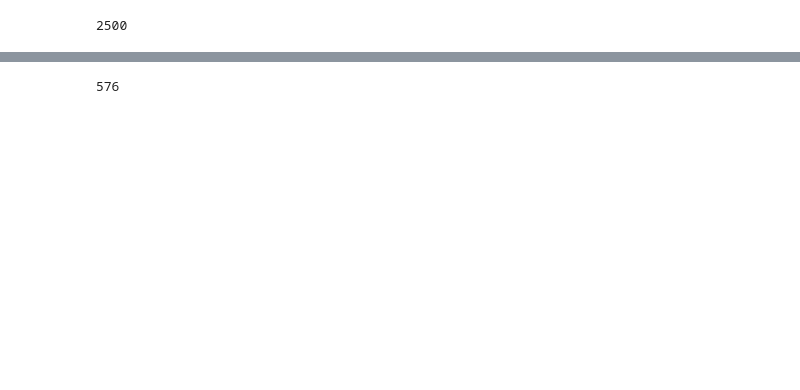
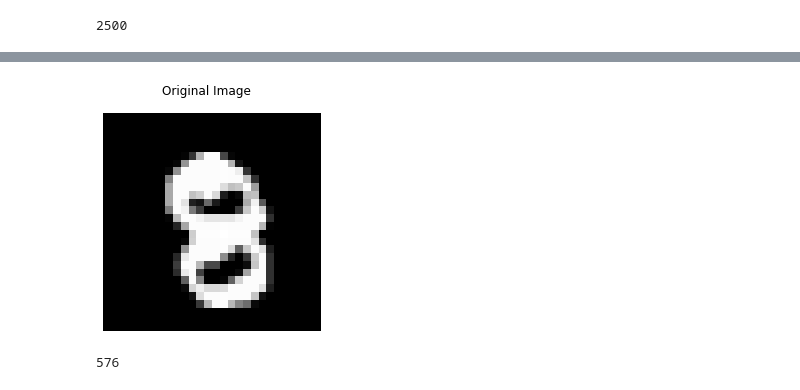
Before and after one commit to sjeastwood/cmpt412, a Jupyter notebook: project1/python/visualize.ipynb, the cells around one changed output, grey strips where cells are left out. Saved outputs shown, nothing was run; the diff lists cells and outputs as text; code cells hidden in the pictures; blank space fills up the shorter version.

```diff
--- a/project1/python/visualize.ipynb
+++ b/project1/python/visualize.ipynb
@@ -51,11 +51,13 @@ output_1 = np.reshape(output[0]['data'], (28,28), order='F')
 # %%
 fig, ax = plt.subplots(1,1)
 ax.imshow(output_1.T, cmap='gray')
 ax.set_axis_off()
 
-fig.suptitle('Original Image - 5')
-filename = f"{resultsdir}/original_image_5.png"
+fig.suptitle('Original Image')
+filename = f"{resultsdir}/original_image.png"
 plt.savefig(filename)
+# %% [output]
+[figure, added]
 # %%
 output[1]['height'] * output[1]['width']
 # %% [output]
```
Also changed, not shown: parts of 6 cells of this notebook, 7 other files.
